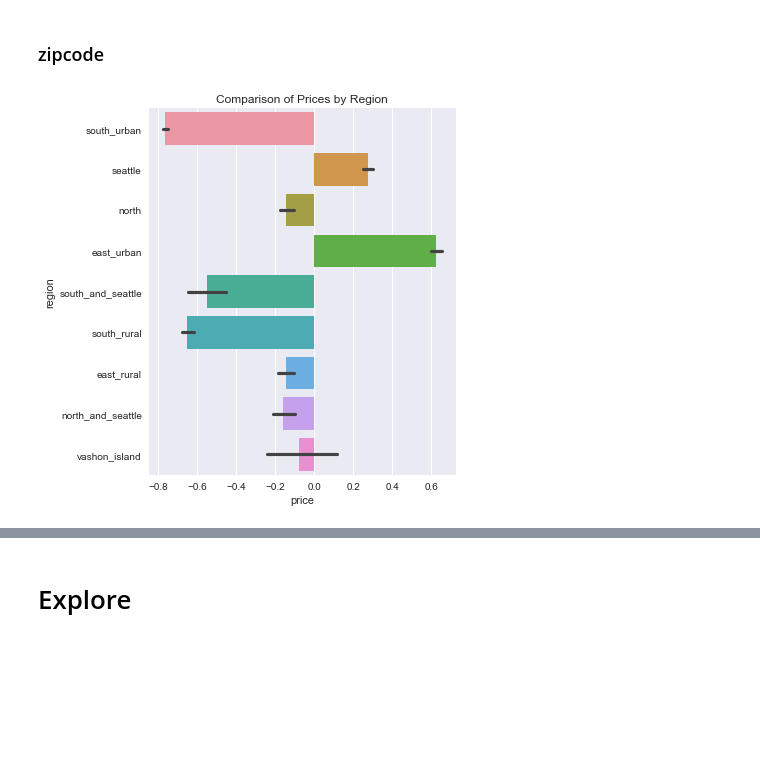
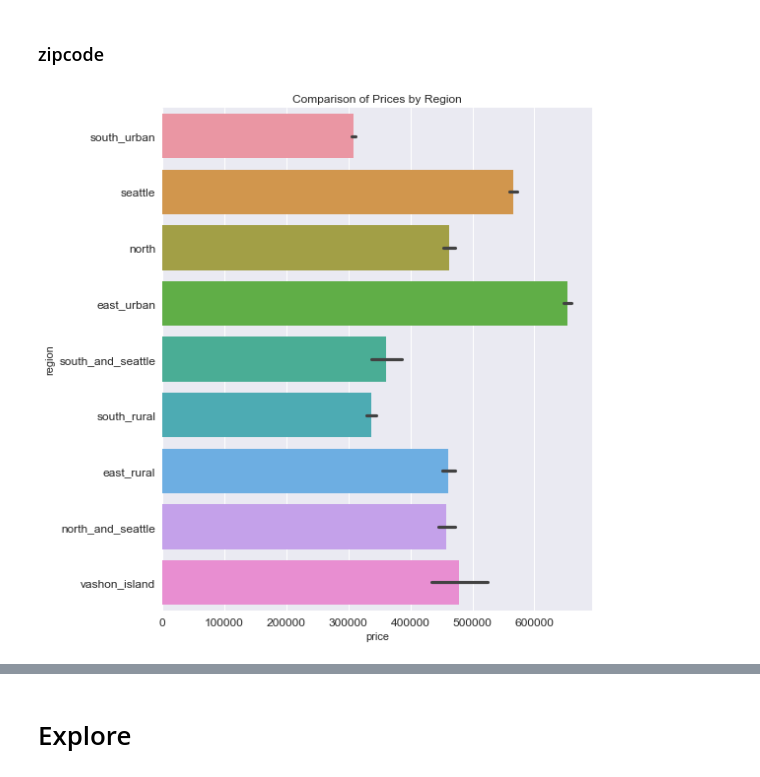
Before and after one commit to katmandoone/dsc-mod-2-project-v2-1-onl01-dtsc-pt-041320, a Jupyter notebook: student.ipynb, the cells around one changed output, grey strips where cells are left out. Cells and saved outputs as stored; diff of their text form; code cells hidden in the pictures; blank space fills up the shorter version.

```diff
--- a/student.ipynb
+++ b/student.ipynb
@@ -155,6 +160,3 @@ df.describe()
 # Scrub
 # %% [markdown]
 ## Check data
-# %%
-for col in pred_cols:
-    print(f'{col}: {df[col].nunique()} unique {type(df[col][0])}')
@@ -182,5 +184,2 @@ sqft_lot15: 8682 unique <class 'numpy.int64'>
 # %% [markdown]
 ## Deal with null values
-# %%
-for col in pred_cols:
-    print(f'{col}: {df[col].isna().sum()}')
@@ -660,13 +651,15 @@ for i in range(len(df)):
 df['region'] = regions
 # %%
 dfo['region'] = regions
-fix,ax = plt.subplots(figsize=(6,6))
-sns.barplot(df['price'], df['region'])
+fix,ax = plt.subplots(figsize=(8,8))
+sns.barplot(dfo['price'], dfo['region'])
 plt.title('Comparison of Prices by Region')
+plt.xticks(fontsize=12)
+plt.yticks(fontsize=12)
 plt.tight_layout()
 plt.savefig('region_price')
 # %% [output]
-[figure, old version]
+[figure, new version]
 # %%
 zip_dummies = pd.get_dummies(df['region'], prefix='reg', drop_first=True)
 region_cols = list(zip_dummies.columns)
```
Also changed, not shown: parts of 85 cells of this notebook, 15 other files.
